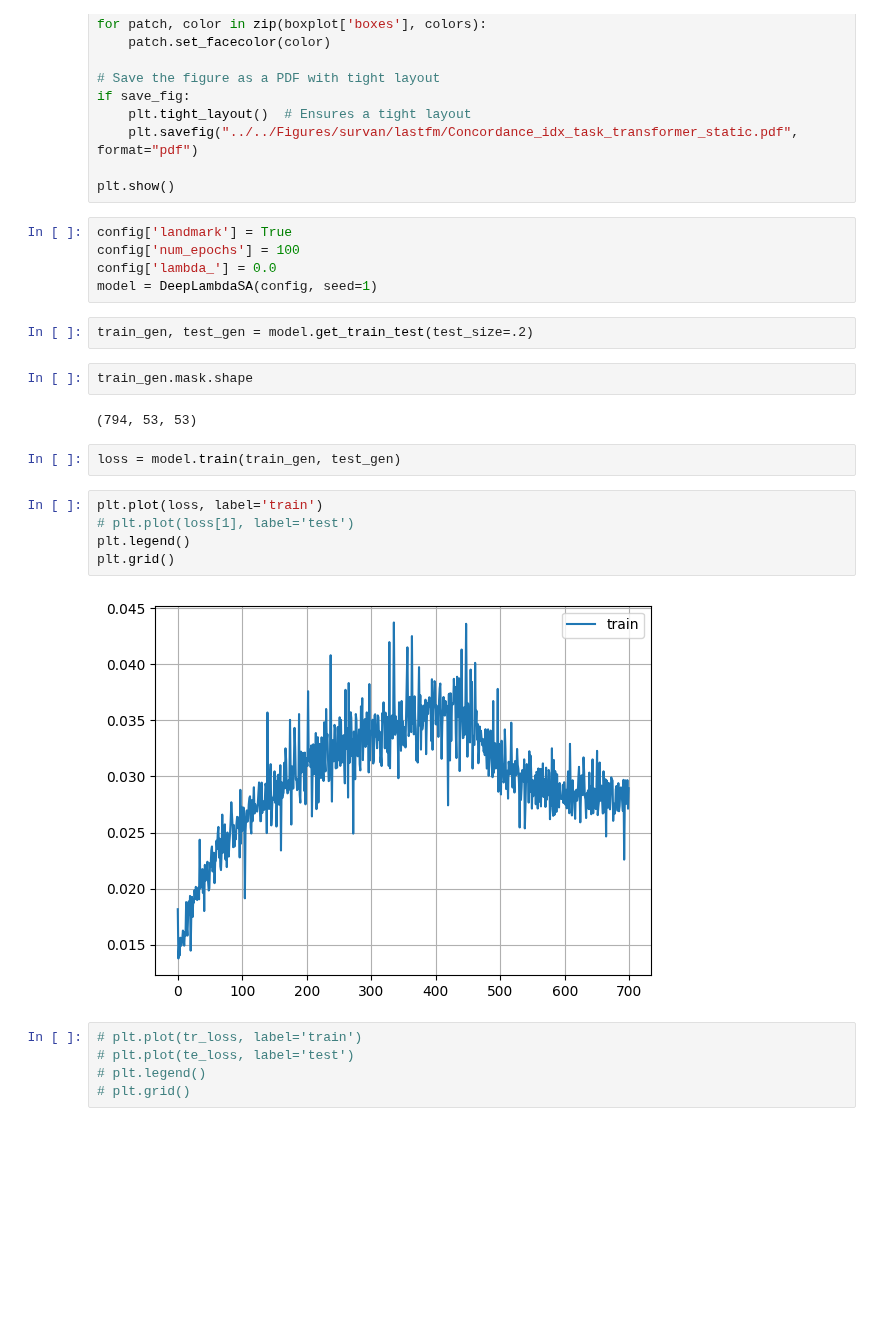
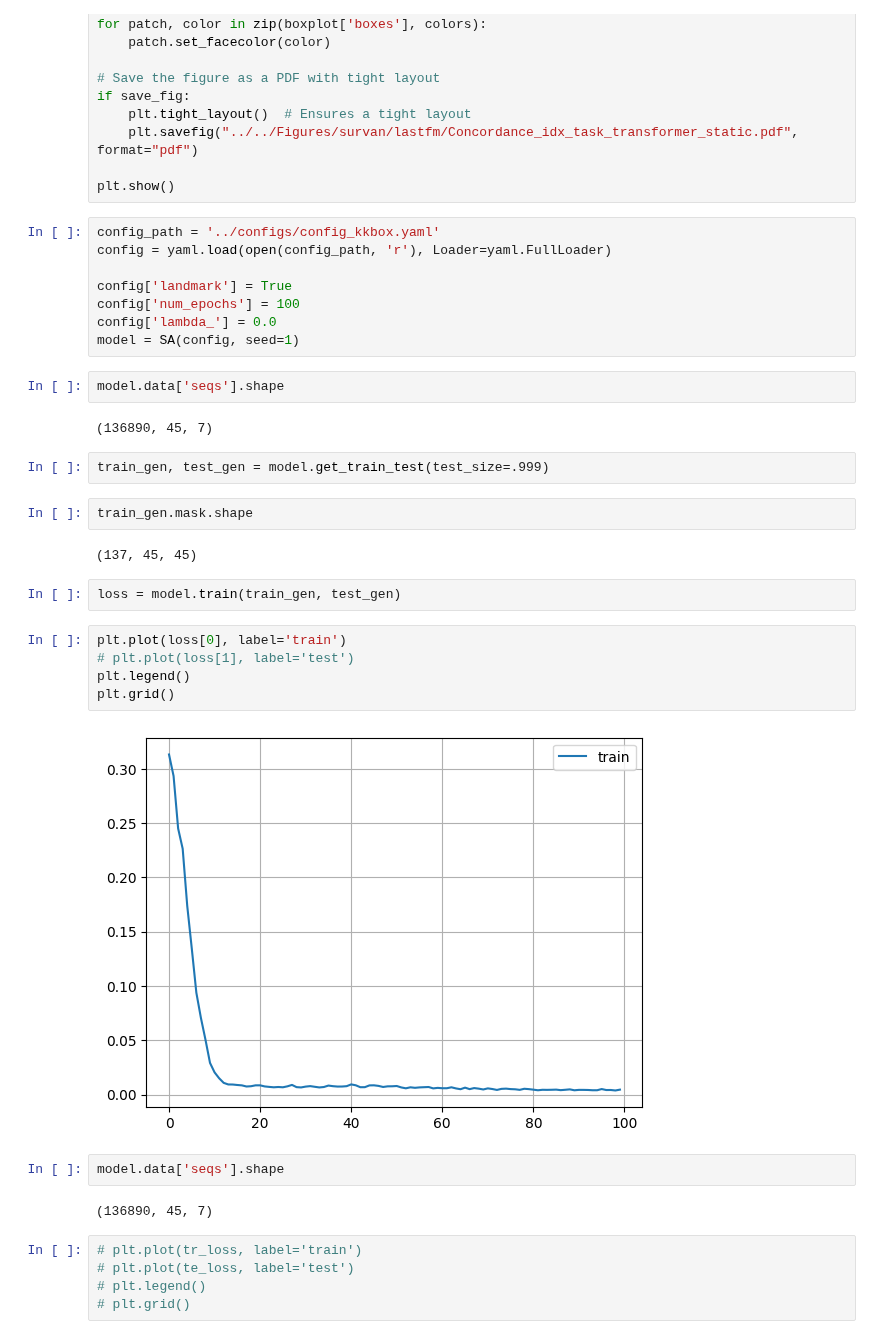
Before and after one commit to marianaw/deeptcsr, a Jupyter notebook: notebooks/kkbox.ipynb, the cells around one changed output. Drawn from its saved outputs; the diff is of its cells as text; blank space fills up the shorter version.

```diff
--- a/notebooks/kkbox.ipynb
+++ b/notebooks/kkbox.ipynb
@@ -199,25 +199,36 @@ if save_fig:
 
 plt.show()
 # %%
+config_path = '../configs/config_kkbox.yaml'
+config = yaml.load(open(config_path, 'r'), Loader=yaml.FullLoader)
+
 config['landmark'] = True
 config['num_epochs'] = 100
 config['lambda_'] = 0.0
-model = DeepLambdaSA(config, seed=1)
+model = SA(config, seed=1)
+# %%
+model.data['seqs'].shape
+# %% [output]
+(136890, 45, 7)
 # %%
-train_gen, test_gen = model.get_train_test(test_size=.2)
+train_gen, test_gen = model.get_train_test(test_size=.999)
 # %%
 train_gen.mask.shape
 # %% [output]
-(794, 53, 53)
+(137, 45, 45)
 # %%
 loss = model.train(train_gen, test_gen)
 # %%
-plt.plot(loss, label='train')
+plt.plot(loss[0], label='train')
 # plt.plot(loss[1], label='test')
 plt.legend()
 plt.grid()
 # %% [output]
-[figure, old version]
+[figure, new version]
+# %%
+model.data['seqs'].shape
+# %% [output]
+(136890, 45, 7)
 # %%
 # plt.plot(tr_loss, label='train')
 # plt.plot(te_loss, label='test')
```
Also changed, not shown: parts of 21 cells of this notebook, 26 other files.
